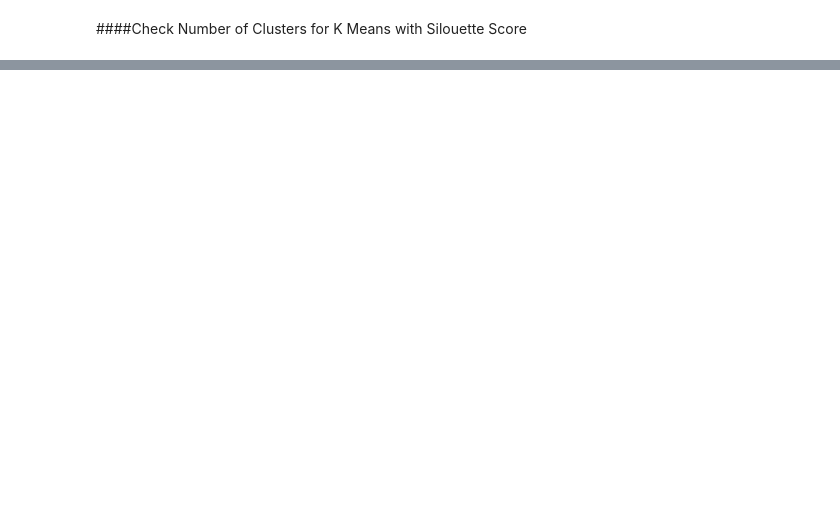
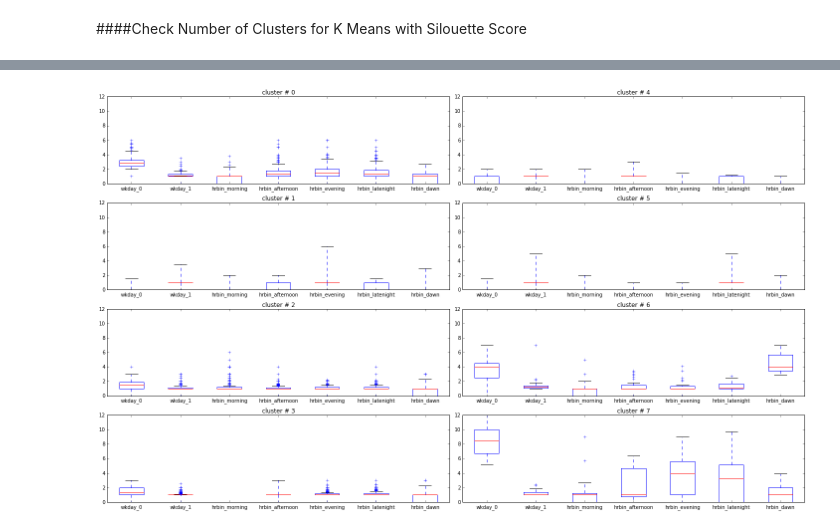
Before and after one commit to seawilloughby/media_mapper, a Jupyter notebook: data_pipeline/k_means_cluster_test.ipynb, the cells around one changed output, grey strips where cells are left out. Drawn from its saved outputs; the diff is of its cells as text; code cells hidden in the pictures; blank space fills up the shorter version.

```diff
--- a/data_pipeline/k_means_cluster_test.ipynb
+++ b/data_pipeline/k_means_cluster_test.ipynb
@@ -477,0 +648,22 @@ plt.ylabel('average silouette score')
+# %%
+def plot_clusters(dfk, cluster_dict):
+    '''Plots the tweet rate over time for each cluster based on values returned
+    by the kmeans functions. Is specifically made for 8 clusters. Will definitely break if more are passed.
+    Takes a dataframe formatted for Kmeans, and the dictionary of clustered items'''
+    numclust = len(cluster_dict.keys())
+    fig, axes = plt.subplots(nrows=numclust/2, ncols=2)
+    for i in cluster_dict.keys():
+        if i > 2:
+            ci = 1
+            ri = i - 3
+        else:
+            ci = 0
+            ri = i
+        cluster_geo = cluster_dict[i]
+        dfk[dfk['hrbin_'].isin(cluster_geo)].plot(kind = 'box', figsize = (20,12),ylim = (0,12),ax=axes[ri,ci]).set_title('cluster # ' + str(i))
+    plt.tight_layout()
+    plt.show()
+# %%
+plot_clusters(gg_k_df_v3, cluster_dict_v3)
+# %% [output]
+[figure, added]
```
Also changed, not shown: parts of 41 cells of this notebook.
